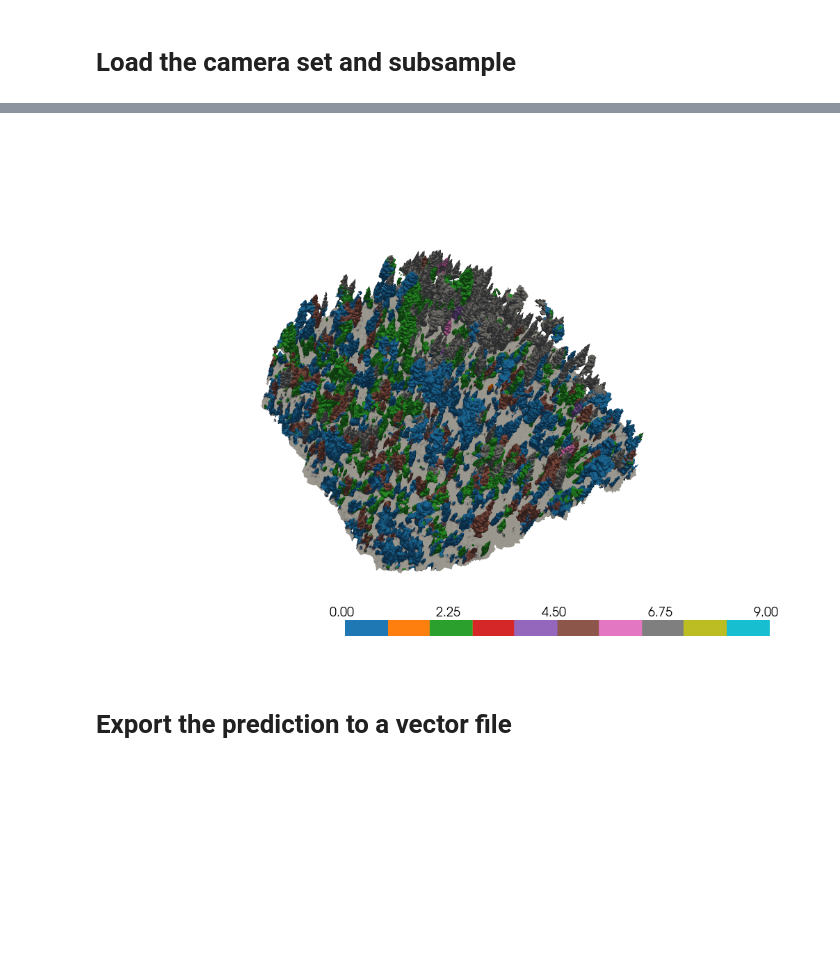
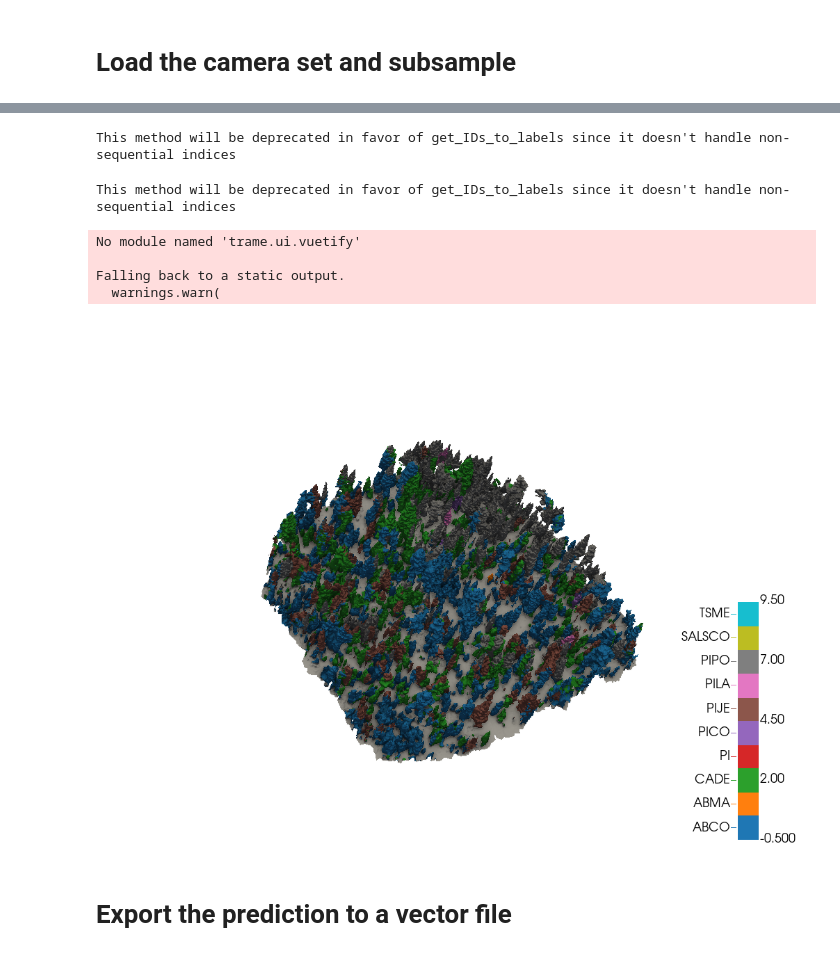
Before and after one commit to open-forest-observatory/geograypher, a Jupyter notebook: examples/aggregate_predictions.ipynb, the cells around one changed output, grey strips where cells are left out. Saved outputs shown, nothing was run; the diff lists cells and outputs as text; code cells hidden in the pictures; blank space fills up the shorter version.

```diff
--- a/examples/aggregate_predictions.ipynb
+++ b/examples/aggregate_predictions.ipynb
@@ -34,7 +34,9 @@ HEIGHT_ABOVE_GROUND_THRESH = 2  # Height above the DTM to consider not ground
 MESH_DOWNSAMPLE_TARGET = 0.25  # Downsample the mesh to this fraction
 AGGREGATE_IMAGE_SCALE = 0.25  # Aggregate images at this scale resolution
 BUFFER_RADIUS_METER = 50  # Include cameras within this radius of labeled points
+MESH_VIS_KWARGS = TEN_CLASS_VIS_KWARGS
 
+IDS_TO_LABELS = EXAMPLE_IDS_TO_LABELS
 CAMERAS_FILENAME = EXAMPLE_CAMERAS_FILENAME
 MESH_FILENAME = EXAMPLE_MESH_FILENAME
 IMAGE_FOLDER = EXAMPLE_IMAGE_FOLDER
@@ -42,12 +44,11 @@ LABELS_FILENAME = EXAMPLE_LABELS_FILENAME
 PREDICTED_IMAGE_LABELS_FOLDER = EXAMPLE_PREDICTED_LABELS_FOLDER
 DTM_FILE = EXAMPLE_DTM_FILE
 AGGREGATED_FACE_LABELS_FILE = EXAMPLE_AGGREGATED_FACE_LABELS_FILE
-LABEL_NAMES = EXAMPLE_LABEL_NAMES
 PREDICTED_VECTOR_LABELS_FILE = EXAMPLE_PREDICTED_VECTOR_LABELS_FILE
 # %% [markdown]
 # Load the mesh
 # %%
 mesh = TexturedPhotogrammetryMesh(
-    MESH_FILENAME, transform_filename=EXAMPLE_CAMERAS_FILENAME
+    MESH_FILENAME, transform_filename=EXAMPLE_CAMERAS_FILENAME, IDs_to_labels=IDS_TO_LABELS
 )
 # %% [output]
@@ -69,12 +81,14 @@ mesh.vis(camera_set=camera_set, force_xvfb=True)
 segmentor = LookUpSegmentor(
     base_folder=IMAGE_FOLDER,
     lookup_folder=PREDICTED_IMAGE_LABELS_FOLDER,
-    num_classes=len(LABEL_NAMES),
+    num_classes=len(mesh.get_label_names()),
 )
 
 segmentor_camera_set = SegmentorPhotogrammetryCameraSet(
     training_camera_set, segmentor=segmentor
 )
+# %% [output]
+This method will be deprecated in favor of get_IDs_to_labels since it doesn't handle non-sequential indices
 # %%
 if USE_CACHED_AGGREGATION:
     aggregated_face_labels = np.load(AGGREGATED_FACE_LABELS_FILE)
@@ -95,12 +109,18 @@ predicted_face_classes = mesh.label_ground_class(
     ground_ID=np.nan,
     set_mesh_texture=False,
 )
+# %% [output]
+This method will be deprecated in favor of get_IDs_to_labels since it doesn't handle non-sequential indices
 # %%
 mesh.vis(
-    vis_scalars=predicted_face_classes, mesh_kwargs={"cmap": "tab10", "clim": (0, 9)}
+    vis_scalars=predicted_face_classes, mesh_kwargs=MESH_VIS_KWARGS
 )
 # %% [output]
+No module named 'trame.ui.vuetify'
+
+Falling back to a static output.
+  warnings.warn(
-[figure, old version]
+[figure, new version]
 # %% [markdown]
 # Export the prediction to a vector file
 # %%
```
Also changed, not shown: parts of 6 cells of this notebook.
